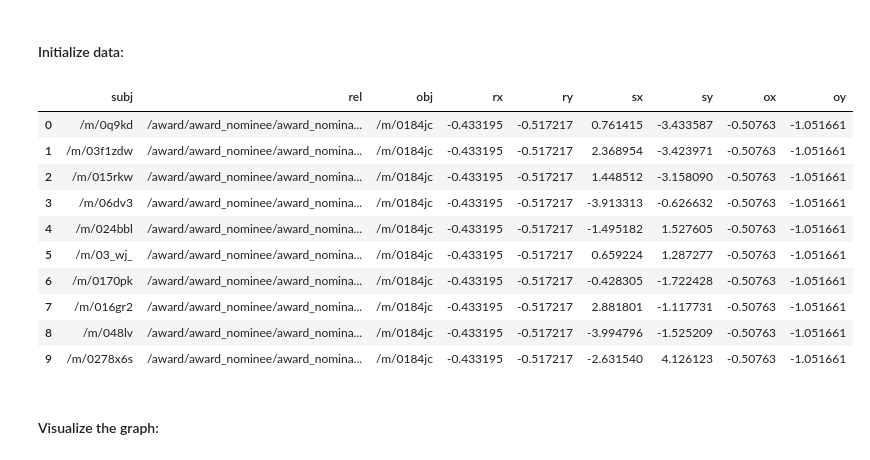
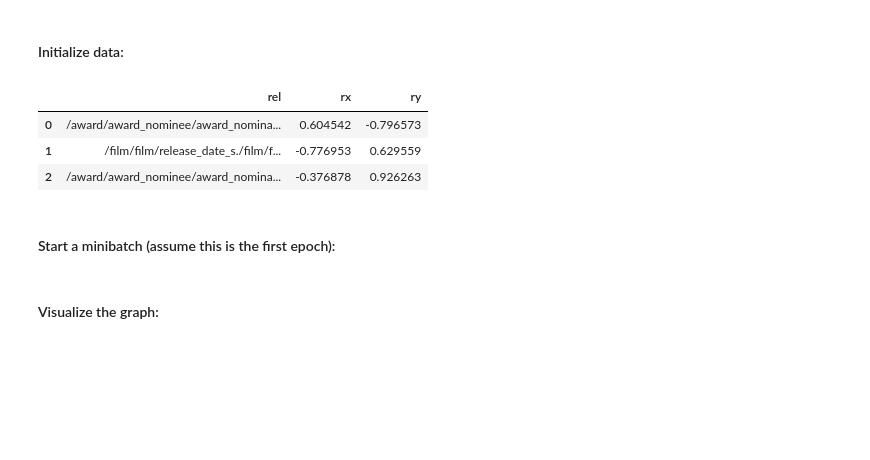
Before and after one commit to AnishRaj20/TransE_Algorithm, a Jupyter notebook: TransE_Algorithm.ipynb, the cells around one changed output. Cells and saved outputs as stored; diff of their text form; code cells hidden in the pictures; blank space fills up the shorter version.

```diff
--- a/TransE_Algorithm.ipynb
+++ b/TransE_Algorithm.ipynb
@@ -110,38 +111,38 @@ Index(['/award/award_nominee/award_nominations./award/award_nomination/award_nom
 # %%
 S = train_dat[train_dat["rel"].isin(film_rel)]
 R = pd.DataFrame(film_rel) # dataframe
 E = pd.DataFrame(ent_tab[ent_tab["rel"].isin(film_rel)]["ent"].drop_duplicates()) # dataframe
 
 rand_uni = lambda x: np.random.uniform(-6/np.sqrt(2), 6/np.sqrt(2), size=len(x))
 
-R["rx"] = rand_uni(R) # Line 1
-R["ry"] = rand_uni(R) # Line 1
+R["randx"] = rand_uni(R) # Line 1
+R["randy"] = rand_uni(R) # Line 1
 
-norm2 = np.linalg.norm(x=R.filter(items=["rx", "ry"]), ord=2)
+R["rx"] = R["randx"]/np.sqrt(R["randx"]**2 + R["randy"]**2) # Line 2
+R["ry"] = R["randy"]/np.sqrt(R["randx"]**2 + R["randy"]**2) # Line 2
 
-R["rx"] = R["rx"]/norm2 # Line 2
-R["ry"] = R["ry"]/norm2 # Line 2
+E["randx"] = rand_uni(E) # Line 3
+E["randy"] = rand_uni(E) # Line 3
 
-E["ex"] = rand_uni(E) # Line 3
-E["ey"] = rand_uni(E) # Line 3
+E["ex"] = E["randx"]/np.sqrt(E["randx"]**2 + E["randy"]**2) # Line 5
+E["ey"] = E["randy"]/np.sqrt(E["randx"]**2 + E["randy"]**2) # Line 5
+
+R = R.drop(["randx", "randy"], axis=1)
+E = E.drop(["randx", "randy"], axis=1)
 
 S_train = pd.merge(S, R, on="rel")
+S_train.head(10)
 S_train = pd.merge(S_train, E, left_on="subj", right_on="ent").drop("ent", axis=1)
 S_train = S_train.rename(index=str, columns={"ex": "sx"})
 S_train = S_train.rename(index=str, columns={"ey": "sy"})
 S_train = pd.merge(S_train, E, left_on="obj", right_on="ent").drop("ent", axis=1)
 S_train = S_train.rename(index=str, columns={"ex": "ox"})
 S_train = S_train.rename(index=str, columns={"ey": "oy"})
-S_train.head(10)
+R.head()
 # %% [output]
-|  | subj | rel | obj | rx | ry | sx | sy | ox | oy |
-| 0 | /m/0q9kd | /award/award_nominee/award_nomina... | /m/0184jc | -0.433195 | -0.517217 | 0.761415 | -3.433587 | -0.50763 | -1.051661 |
-| 1 | /m/03f1zdw | /award/award_nominee/award_nomina... | /m/0184jc | -0.433195 | -0.517217 | 2.368954 | -3.423971 | -0.50763 | -1.051661 |
-| 2 | /m/015rkw | /award/award_nominee/award_nomina... | /m/0184jc | -0.433195 | -0.517217 | 1.448512 | -3.158090 | -0.50763 | -1.051661 |
-| 3 | /m/06dv3 | /award/award_nominee/award_nomina... | /m/0184jc | -0.433195 | -0.517217 | -3.913313 | -0.626632 | -0.50763 | -1.051661 |
-| 4 | /m/024bbl | /award/award_nominee/award_nomina... | /m/0184jc | -0.433195 | -0.517217 | -1.495182 | 1.527605 | -0.50763 | -1.051661 |
-| 5 | /m/03_wj_ | /award/award_nominee/award_nomina... | /m/0184jc | -0.433195 | -0.517217 | 0.659224 | 1.287277 | -0.50763 | -1.051661 |
-| 6 | /m/0170pk | /award/award_nominee/award_nomina... | /m/0184jc | -0.433195 | -0.517217 | -0.428305 | -1.722428 | -0.50763 | -1.051661 |
-| 7 | /m/016gr2 | /award/award_nominee/award_nomina... | /m/0184jc | -0.433195 | -0.517217 | 2.881801 | -1.117731 | -0.50763 | -1.051661 |
-| 8 | /m/048lv | /award/award_nominee/award_nomina... | /m/0184jc | -0.433195 | -0.517217 | -3.994796 | -1.525209 | -0.50763 | -1.051661 |
-| 9 | /m/0278x6s | /award/award_nominee/award_nomina... | /m/0184jc | -0.433195 | -0.517217 | -2.631540 | 4.126123 | -0.50763 | -1.051661 |
+|  | rel | rx | ry |
+| 0 | /award/award_nominee/award_nomina... | 0.604542 | -0.796573 |
+| 1 | /film/film/release_date_s./film/f... | -0.776953 | 0.629559 |
+| 2 | /award/award_nominee/award_nomina... | -0.376878 | 0.926263 |
+# %% [markdown]
+#### Start a minibatch (assume this is the first epoch):
```
Also changed, not shown: parts of 7 cells of this notebook.
